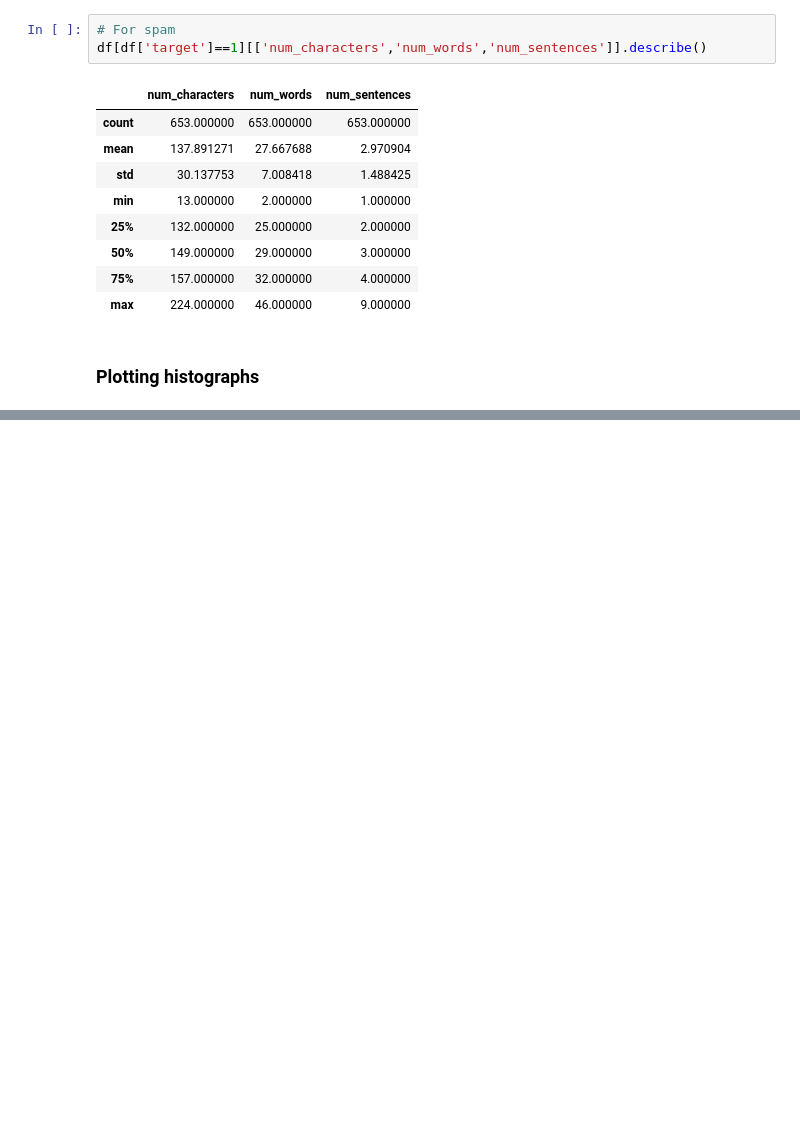
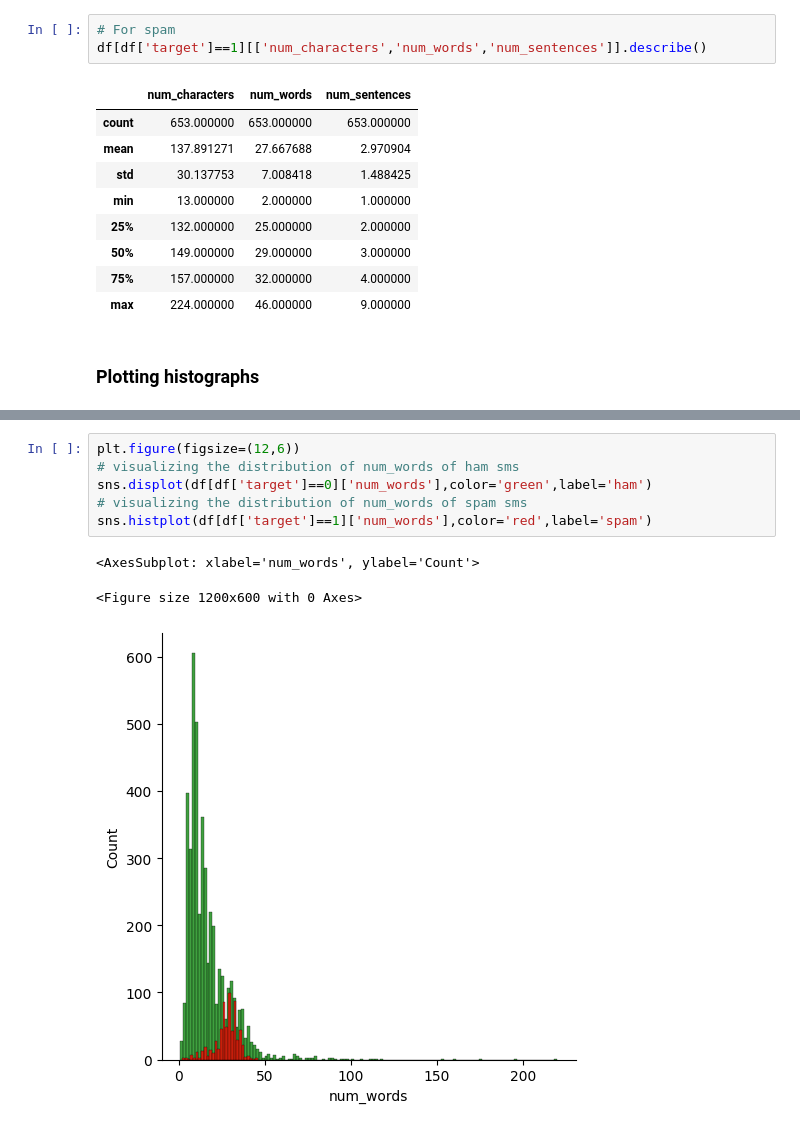
Before and after one commit to cropped33/spam_or_ham, a Jupyter notebook: sms_spam_detection.ipynb, the cells around one changed output, grey strips where cells are left out. Saved outputs shown, nothing was run; the diff lists cells and outputs as text; blank space fills up the shorter version.

```diff
--- a/sms_spam_detection.ipynb
+++ b/sms_spam_detection.ipynb
@@ -217,0 +238,10 @@ sns.histplot(df[df['target']==0]['num_characters'],color='green',label='ham')
+# %%
+plt.figure(figsize=(12,6))
+# visualizing the distribution of num_words of ham sms
+sns.displot(df[df['target']==0]['num_words'],color='green',label='ham')
+# visualizing the distribution of num_words of spam sms
+sns.histplot(df[df['target']==1]['num_words'],color='red',label='spam')
+# %% [output]
+<AxesSubplot: xlabel='num_words', ylabel='Count'>
+<Figure size 1200x600 with 0 Axes>
+[figure, added]
```
Also changed, not shown: parts of 19 cells of this notebook.
